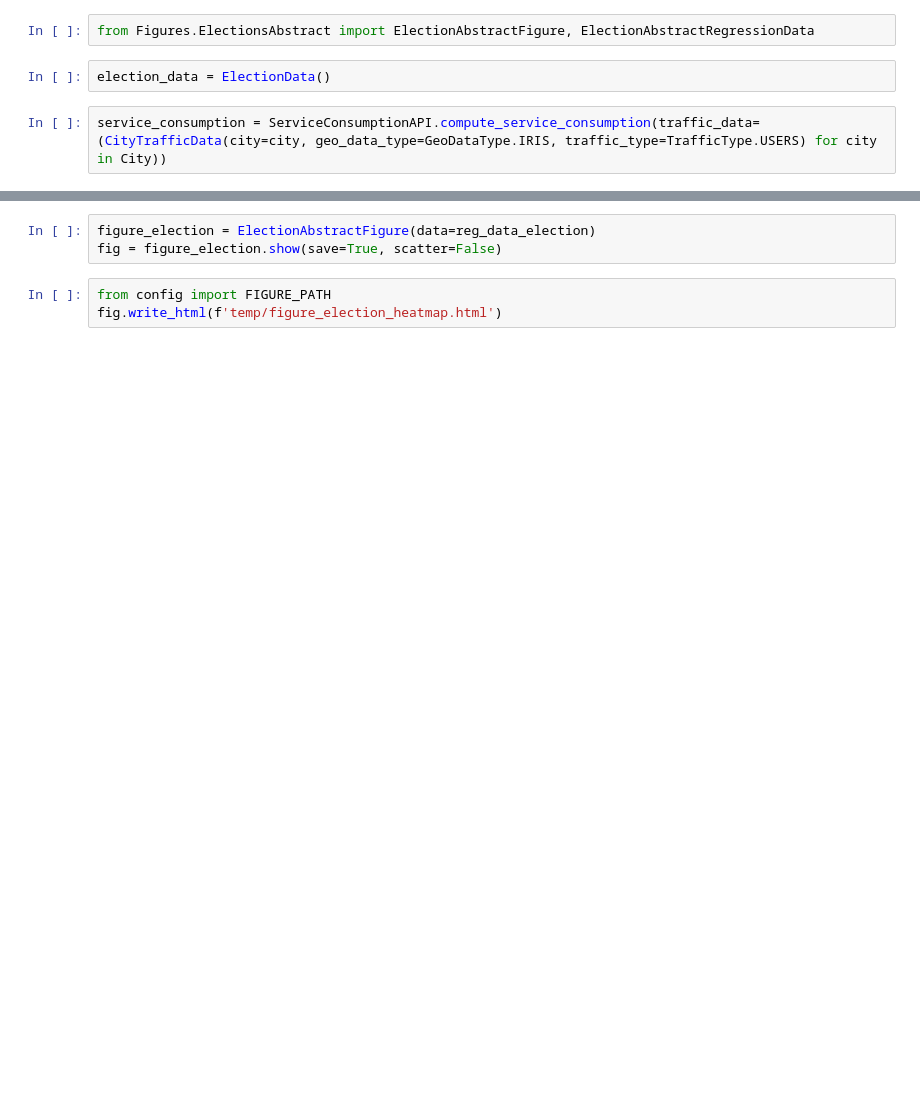
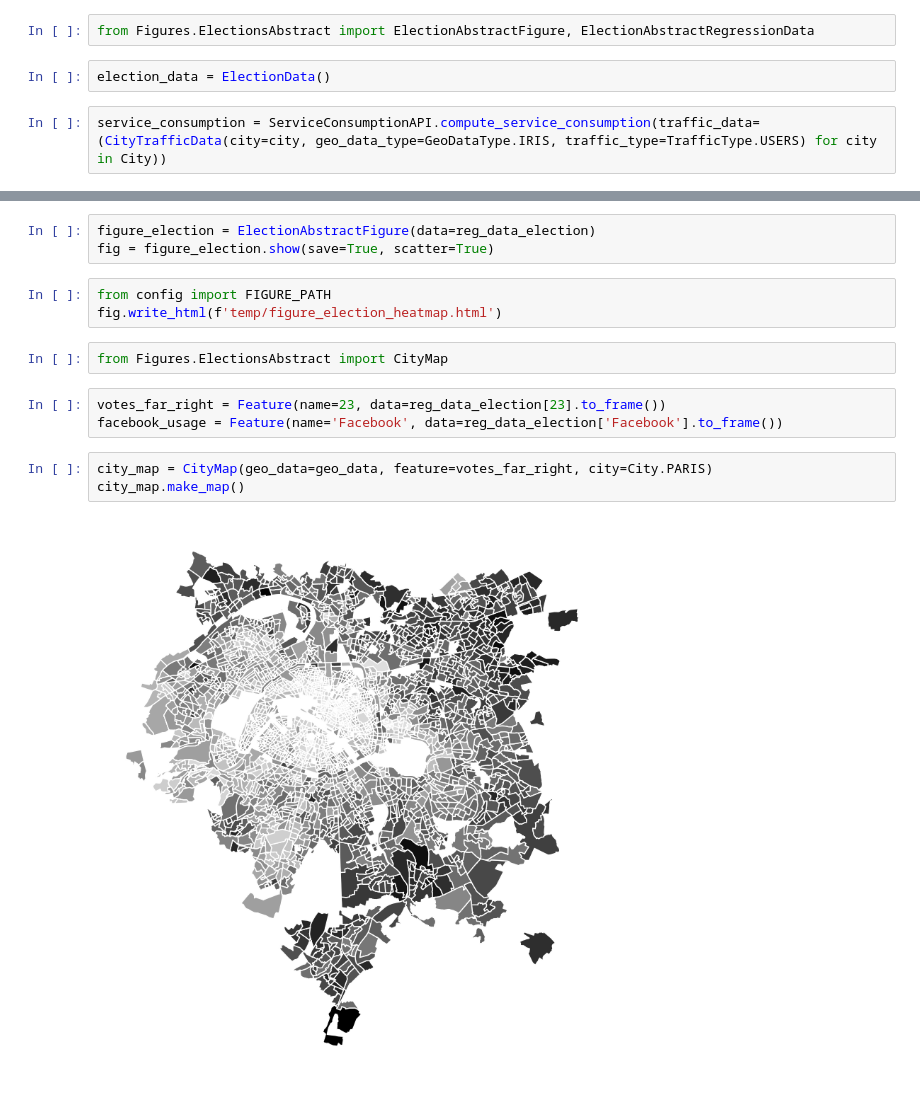
Before and after one commit to andreamusso96/Sleep, a Jupyter notebook: Figures.ipynb, the cells around one changed output, grey strips where cells are left out. Cells and saved outputs as stored; diff of their text form; blank space fills up the shorter version.

```diff
--- a/Figures.ipynb
+++ b/Figures.ipynb
@@ -80,7 +96,17 @@ reg_data_election.head()
 | 060270105 | -2.016121 | -5.648359 | -3.521882 | -9.364730 | -4.465331 | -0.575602 | -0.647696 | 0.793162 | -1.281214 | -3.459356 | ... |
 # %%
 figure_election = ElectionAbstractFigure(data=reg_data_election)
-fig = figure_election.show(save=True, scatter=False)
+fig = figure_election.show(save=True, scatter=True)
 # %%
 from config import FIGURE_PATH
 fig.write_html(f'temp/figure_election_heatmap.html')
+# %%
+from Figures.ElectionsAbstract import CityMap
+# %%
+votes_far_right = Feature(name=23, data=reg_data_election[23].to_frame())
+facebook_usage = Feature(name='Facebook', data=reg_data_election['Facebook'].to_frame())
+# %%
+city_map = CityMap(geo_data=geo_data, feature=votes_far_right, city=City.PARIS)
+city_map.make_map()
+# %% [output]
+[figure, added]
```
Also changed, not shown: parts of 13 cells of this notebook, 11 other files.
